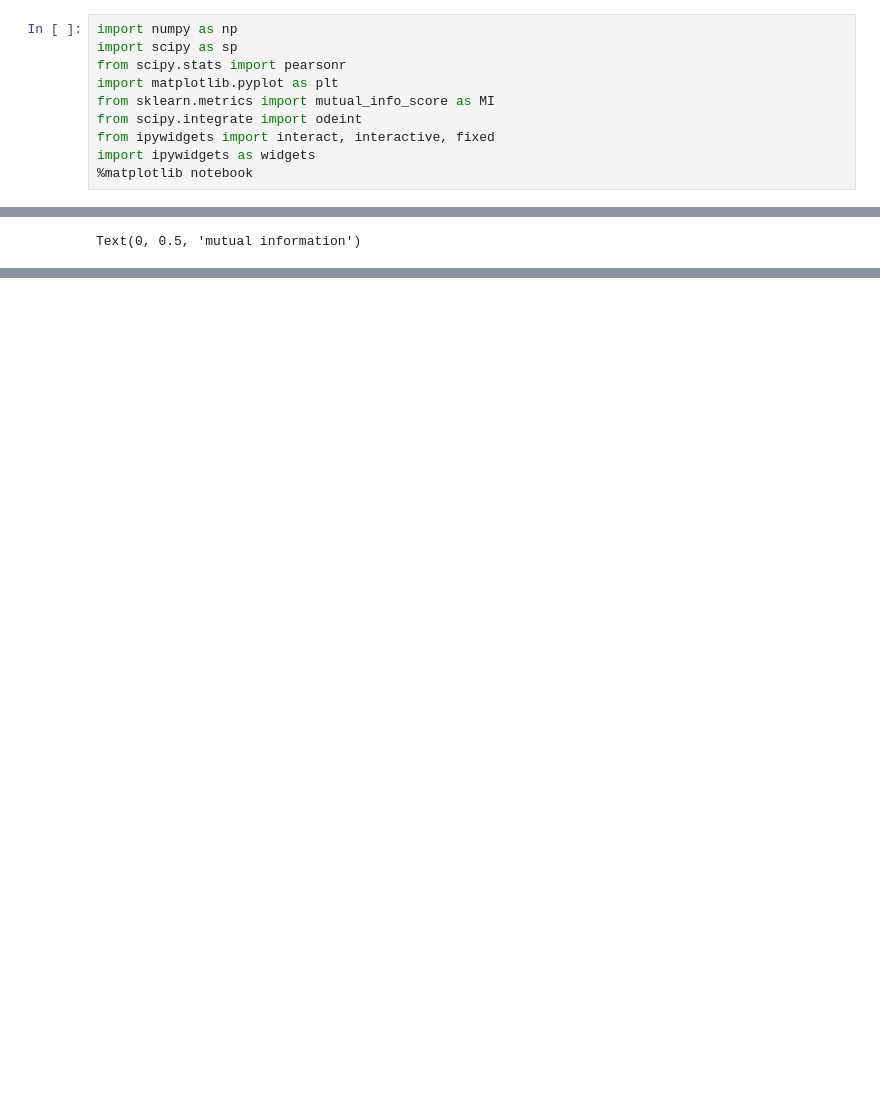
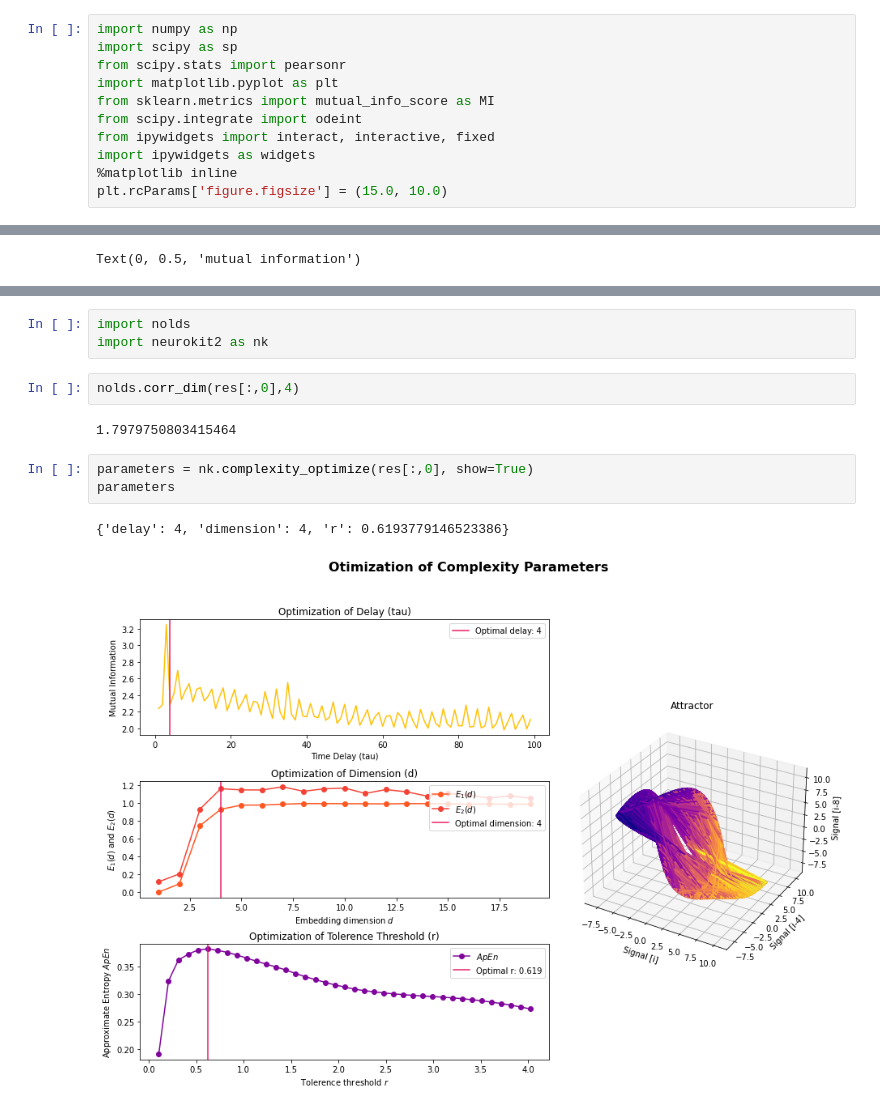
Before and after one commit to fccoelho/sistemas_dinamicos_aplicados, a Jupyter notebook: Sage/Nonlinear Timeseries Analysis.ipynb, the cells around one changed output, grey strips where cells are left out. Cells and saved outputs as stored; diff of their text form; blank space fills up the shorter version.

Commit message:
Completei notebook com modelos preditivos

```diff
--- a/Sage/Nonlinear Timeseries Analysis.ipynb
+++ b/Sage/Nonlinear Timeseries Analysis.ipynb
@@ -10,7 +10,8 @@ from sklearn.metrics import mutual_info_score as MI
 from scipy.integrate import odeint
 from ipywidgets import interact, interactive, fixed
 import ipywidgets as widgets
-%matplotlib notebook
+%matplotlib inline
+plt.rcParams['figure.figsize'] = (15.0, 10.0)
 # %% [markdown]
 ## Reconstrução do espaço de estados
 A reconstrução do espaço de estados do sistema dinâmico é a pedra fundamental desta metodologia. Para isso normalmente usamos Retratos de fase $m$-dimensionais atrasados da nossa série $y(t)$:
@@ -95,0 +95,13 @@ pearsonr(res[:-tau,0],res[tau:,0])
+# %%
+import nolds
+import neurokit2 as nk
+# %%
+nolds.corr_dim(res[:,0],4)
+# %% [output]
+1.7979750803415464
+# %%
+parameters = nk.complexity_optimize(res[:,0], show=True)
+parameters
+# %% [output]
+{'delay': 4, 'dimension': 4, 'r': 0.6193779146523386}
+[figure, added]
```
Also changed, not shown: parts of 26 cells of this notebook.
